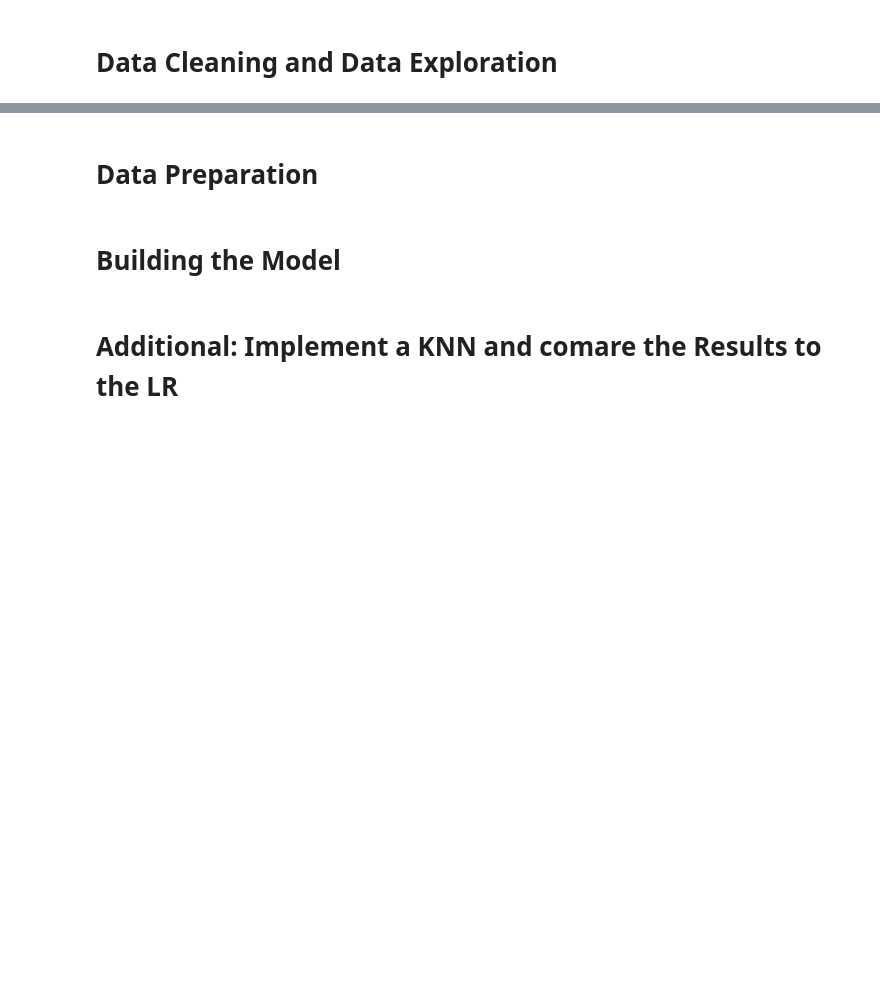
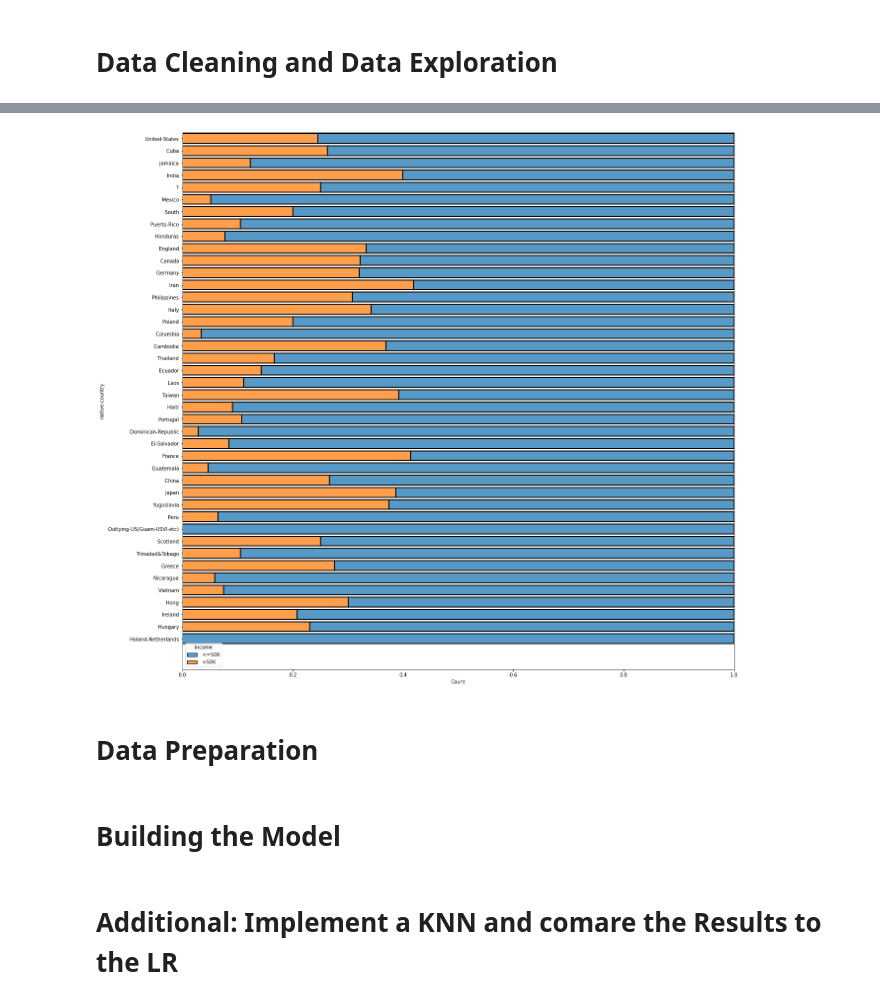
Before and after one commit to mlukan/GDA3B2021, a Jupyter notebook: Martin_Dojo_Week_1_.ipynb, the cells around one changed output, grey strips where cells are left out. Saved outputs shown, nothing was run; the diff lists cells and outputs as text; code cells hidden in the pictures; blank space fills up the shorter version.

```diff
--- a/Martin_Dojo_Week_1_.ipynb
+++ b/Martin_Dojo_Week_1_.ipynb
@@ -41,3 +69,12 @@ df_income.head()
+# %%
+# plot the income class per Region with a barplot
+
+import matplotlib.pyplot as plt
+fig, ax = plt.subplots(figsize=(20, 20))
+
+chart = sns.histplot(data=df_income, y="native-country", hue="income", multiple="fill", shrink=.8, ax=ax)
+# %% [output]
+[figure, added]
 # %%
 # Data Cleaning, any Missing Values? ...
 # %% [markdown]
```
Also changed, not shown: parts of 5 cells of this notebook.
